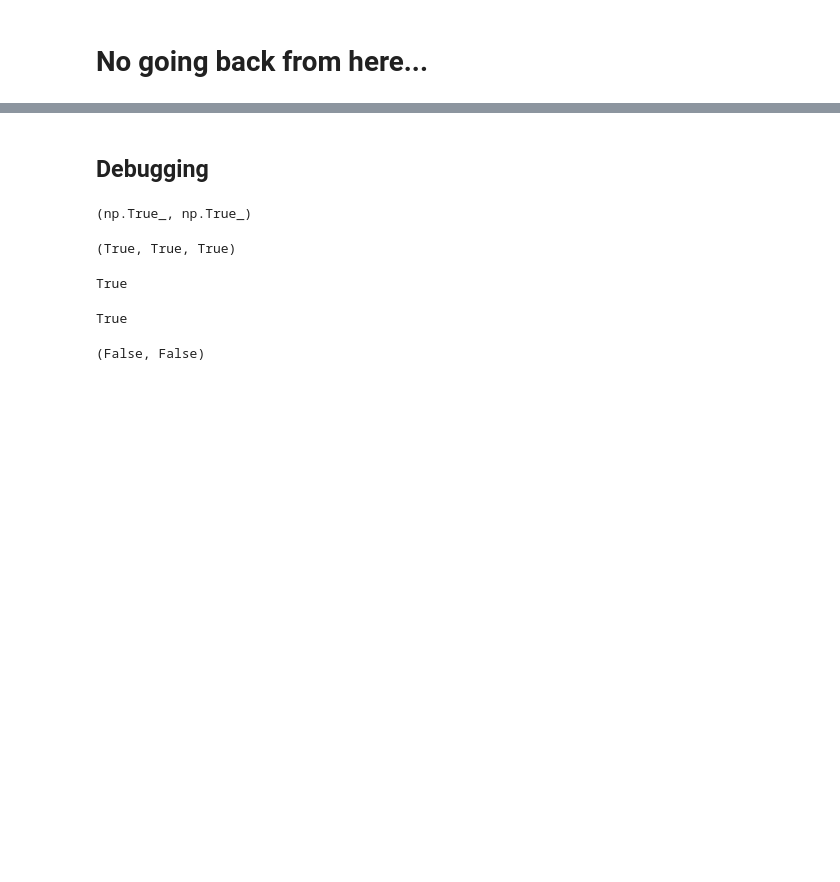
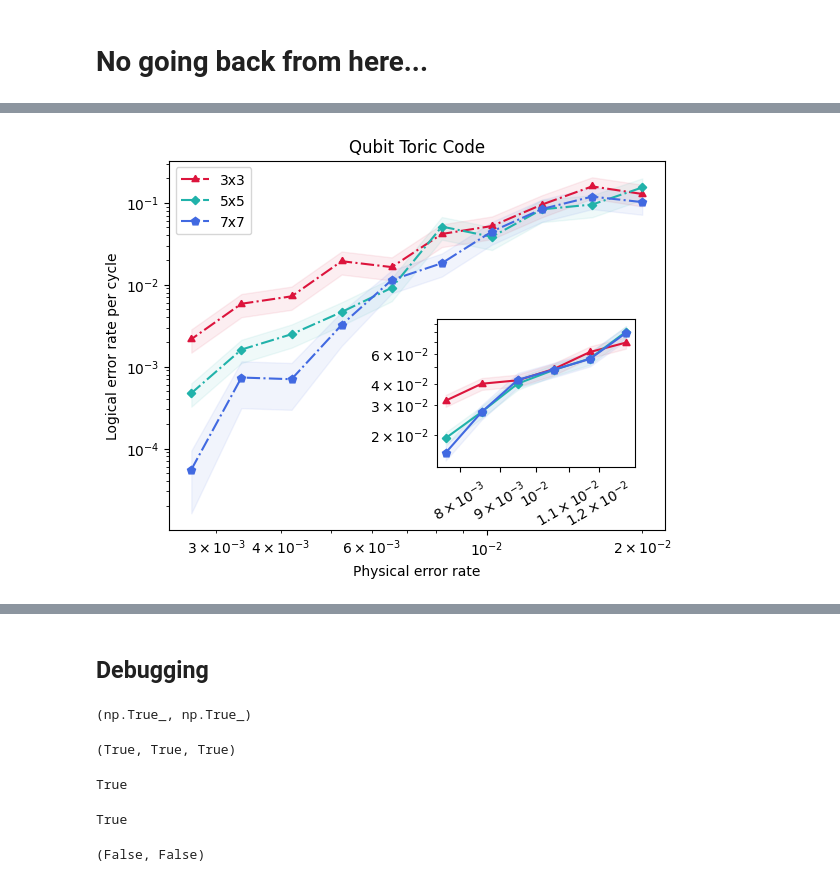
Before and after one commit to e-kneip/bbqudit, a Jupyter notebook: bbq/notebooks/circuit_level/ultimate.ipynb, the cells around one changed output, grey strips where cells are left out. Drawn from its saved outputs; the diff is of its cells as text; code cells hidden in the pictures; blank space fills up the shorter version.

```diff
--- a/bbq/notebooks/circuit_level/ultimate.ipynb
+++ b/bbq/notebooks/circuit_level/ultimate.ipynb
@@ -15,0 +262,52 @@ from ldpc import BpOsdDecoder, BpDecoder
+# %%
+qubit_res = {}
+qubit_res[3] = [26, 21, 35, 64, 80, 203, 172, 462, 569, 1540]
+qubit_res[5] = [13, 21, 24, 52, 39, 218, 431, 804, 1238, 4218]
+qubit_res[7] = [14, 12, 17, 32, 78, 125, 221, 610, 582, 5168]
+
+qubit_res_th = {}
+qubit_res_th[3] = [718, 816, 1027, 1197, 1254, 1578, 711, 903, 997, 1150]
+qubit_res_th[5] = [372, 535, 624, 751, 1102, 1573, 615, 978, 1471, 1821]
+qubit_res_th[7] = [180, 256, 296, 340, 525, 914]
+
+r, s = 0.8, 0.02
+physical_error = np.array([s*(r**q) for q in range(10)])
+r, s = 0.9, 0.013
+ext_physical_error = np.array([s*(r**q) for q in range(10)])
+
+inset_dim: list[float] = [0.54, 0.17, 0.4, 0.4]
+inset_ticks: list[float] = [0.008, 0.009, 0.01, 0.011, 0.012]
+
+plot_results, plot_errors = process_results(qubit_res, {3:10, 5:10, 7:[10, 10, 10, 10, 10, 10, 5, 3, 3, 2]}, "circuit_level", rounds={3:3, 5:5, 7:7})
+plot_results_th, plot_errors_th = process_results(qubit_res_th, {3:[150, 150, 150, 150, 150, 150, 50, 50, 50, 50], 5:[150, 150, 150, 150, 150, 150, 50, 50, 50, 50], 7:100}, "circuit_level", rounds={3:3, 5:5, 7:7})
+alpha = 0.07
+
+fig, ax = plt.subplots()
+
+ax.loglog(physical_error, plot_results[3], '-.', label='3x3', color='crimson', marker=(3, 0, 0))
+ax.loglog(physical_error, plot_results[5], '-.', label='5x5', color='lightseagreen', marker=(4, 0, 0))
+ax.loglog(physical_error, plot_results[7], '-.', label='7x7', color='royalblue', marker=(5, 0, 0))
+ax.fill_between(physical_error, plot_results[3] - plot_errors[3], plot_results[3] + plot_errors[3], color='crimson', alpha=alpha)
+ax.fill_between(physical_error, plot_results[5] - plot_errors[5], plot_results[5] + plot_errors[5], color='lightseagreen', alpha=alpha)
+ax.fill_between(physical_error, plot_results[7] - plot_errors[7], plot_results[7] + plot_errors[7], color='royalblue', alpha=alpha)
+
+axins = ax.inset_axes(inset_dim)
+axins.set_xscale("log")
+
+axins.loglog(ext_physical_error[0:6], plot_results_th[3][0:6], label='3x3', color='crimson', marker=(3, 0, 0))
+axins.loglog(ext_physical_error[0:6], plot_results_th[5][0:6], label='5x5', color='lightseagreen', marker=(4, 0, 0))
+axins.loglog(ext_physical_error[0:6], plot_results_th[7], label='7x7', color='royalblue', marker=(5, 0, 0))
+axins.fill_between(ext_physical_error[0:6], plot_results_th[3][0:6] - plot_errors_th[3][0:6], plot_results_th[3][0:6] + plot_errors_th[3][0:6], color='crimson', alpha=alpha)
+axins.fill_between(ext_physical_error[0:6], plot_results_th[5][0:6] - plot_errors_th[5][0:6], plot_results_th[5][0:6] + plot_errors_th[5][0:6], color='lightseagreen', alpha=alpha)
+axins.fill_between(ext_physical_error[0:6], plot_results_th[7] - plot_errors_th[7], plot_results_th[7] + plot_errors_th[7], color='royalblue', alpha=alpha)
+
+axins.tick_params(axis="x", which="major", bottom=True, top=False, labelbottom=True, labelrotation=30,)
+axins.tick_params(axis="x", which="minor", bottom=True, top=False, labelbottom=False)
+axins.set_xticks(inset_ticks)
+
+ax.set_xlabel('Physical error rate')
+ax.set_ylabel('Logical error rate per cycle')
+ax.legend()
+ax.set_title('Qubit Toric Code');
+# %% [output]
+[figure, added]
```
Also changed, not shown: parts of 42 cells of this notebook, 1 other file.
